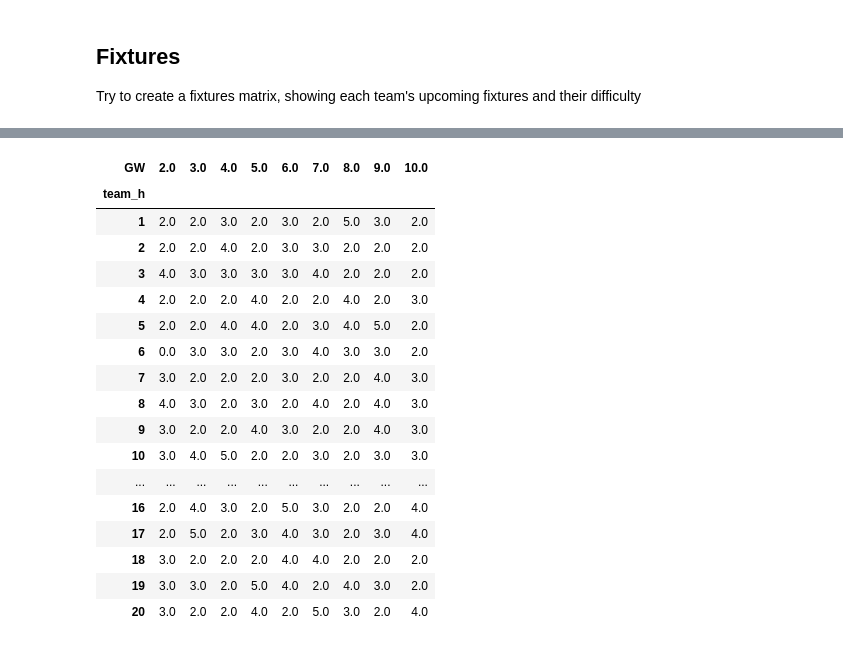
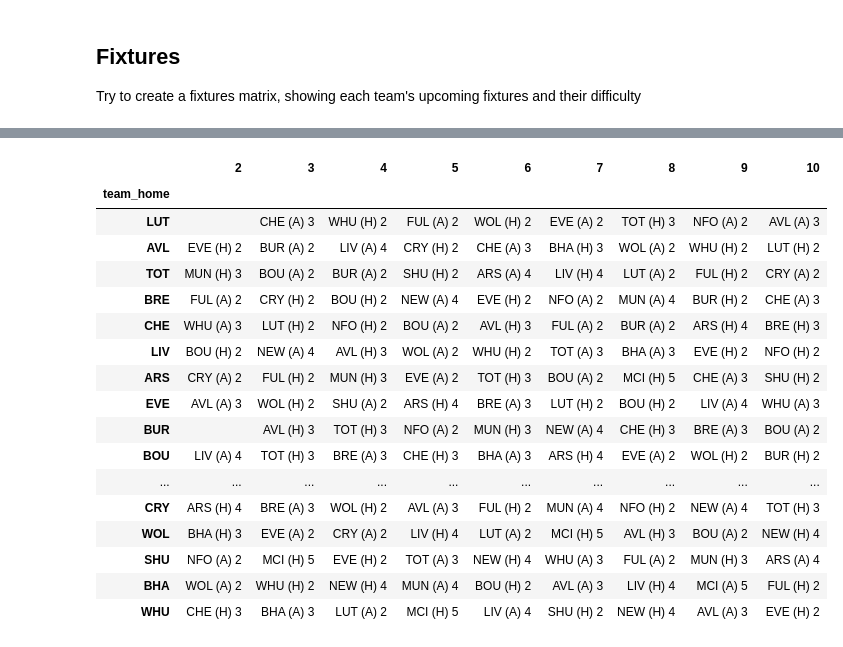
Before and after one commit to James-Leslie/fpl-data, a Jupyter notebook: notebooks/transform.ipynb, the cells around one changed output, grey strips where cells are left out. Saved outputs shown, nothing was run; the diff lists cells and outputs as text; code cells hidden in the pictures.

Commit message:
FDR matrix (#13)
* Updated documentation for `transform` module

* Added _json prefix to raw data properties

* Added FDR matrix

```diff
--- a/notebooks/transform.ipynb
+++ b/notebooks/transform.ipynb
@@ -125,22 +87,0 @@ fixtures
-# %%
-fx_ratings, fx_team_names = data.get_fixtures_matrix()
-fx_ratings
-# %% [output]
-| GW | 2.0 | 3.0 | 4.0 | 5.0 | 6.0 | 7.0 | 8.0 | 9.0 | 10.0 |
-| team_h |  |  |  |  |  |  |  |  |  |
-| 1 | 2.0 | 2.0 | 3.0 | 2.0 | 3.0 | 2.0 | 5.0 | 3.0 | 2.0 |
-| 2 | 2.0 | 2.0 | 4.0 | 2.0 | 3.0 | 3.0 | 2.0 | 2.0 | 2.0 |
-| 3 | 4.0 | 3.0 | 3.0 | 3.0 | 3.0 | 4.0 | 2.0 | 2.0 | 2.0 |
-| 4 | 2.0 | 2.0 | 2.0 | 4.0 | 2.0 | 2.0 | 4.0 | 2.0 | 3.0 |
-| 5 | 2.0 | 2.0 | 4.0 | 4.0 | 2.0 | 3.0 | 4.0 | 5.0 | 2.0 |
-| 6 | 0.0 | 3.0 | 3.0 | 2.0 | 3.0 | 4.0 | 3.0 | 3.0 | 2.0 |
-| 7 | 3.0 | 2.0 | 2.0 | 2.0 | 3.0 | 2.0 | 2.0 | 4.0 | 3.0 |
-| 8 | 4.0 | 3.0 | 2.0 | 3.0 | 2.0 | 4.0 | 2.0 | 4.0 | 3.0 |
-| 9 | 3.0 | 2.0 | 2.0 | 4.0 | 3.0 | 2.0 | 2.0 | 4.0 | 3.0 |
-| 10 | 3.0 | 4.0 | 5.0 | 2.0 | 2.0 | 3.0 | 2.0 | 3.0 | 3.0 |
-| ... | ... | ... | ... | ... | ... | ... | ... | ... | ... |
-| 16 | 2.0 | 4.0 | 3.0 | 2.0 | 5.0 | 3.0 | 2.0 | 2.0 | 4.0 |
-| 17 | 2.0 | 5.0 | 2.0 | 3.0 | 4.0 | 3.0 | 2.0 | 3.0 | 4.0 |
-| 18 | 3.0 | 2.0 | 2.0 | 2.0 | 4.0 | 4.0 | 2.0 | 2.0 | 2.0 |
-| 19 | 3.0 | 3.0 | 2.0 | 5.0 | 4.0 | 2.0 | 4.0 | 3.0 | 2.0 |
-| 20 | 3.0 | 2.0 | 2.0 | 4.0 | 2.0 | 5.0 | 3.0 | 2.0 | 4.0 |
@@ -151 +88,23 @@ for i, r in data.teams.iterrows():
+# %%
+fx = data.get_fixtures_matrix()
+fx
+# %% [output]
+|  | 2 | 3 | 4 | 5 | 6 | 7 | 8 | 9 | 10 |
+| team_home |  |  |  |  |  |  |  |  |  |
+| LUT |  | CHE (A) 3 | WHU (H) 2 | FUL (A) 2 | WOL (H) 2 | EVE (A) 2 | TOT (H) 3 | NFO (A) 2 | AVL (A) 3 |
+| AVL | EVE (H) 2 | BUR (A) 2 | LIV (A) 4 | CRY (H) 2 | CHE (A) 3 | BHA (H) 3 | WOL (A) 2 | WHU (H) 2 | LUT (H) 2 |
+| TOT | MUN (H) 3 | BOU (A) 2 | BUR (A) 2 | SHU (H) 2 | ARS (A) 4 | LIV (H) 4 | LUT (A) 2 | FUL (H) 2 | CRY (A) 2 |
+| BRE | FUL (A) 2 | CRY (H) 2 | BOU (H) 2 | NEW (A) 4 | EVE (H) 2 | NFO (A) 2 | MUN (A) 4 | BUR (H) 2 | CHE (A) 3 |
+| CHE | WHU (A) 3 | LUT (H) 2 | NFO (H) 2 | BOU (A) 2 | AVL (H) 3 | FUL (A) 2 | BUR (A) 2 | ARS (H) 4 | BRE (H) 3 |
+| LIV | BOU (H) 2 | NEW (A) 4 | AVL (H) 3 | WOL (A) 2 | WHU (H) 2 | TOT (A) 3 | BHA (A) 3 | EVE (H) 2 | NFO (H) 2 |
+| ARS | CRY (A) 2 | FUL (H) 2 | MUN (H) 3 | EVE (A) 2 | TOT (H) 3 | BOU (A) 2 | MCI (H) 5 | CHE (A) 3 | SHU (H) 2 |
+| EVE | AVL (A) 3 | WOL (H) 2 | SHU (A) 2 | ARS (H) 4 | BRE (A) 3 | LUT (H) 2 | BOU (H) 2 | LIV (A) 4 | WHU (A) 3 |
+| BUR |  | AVL (H) 3 | TOT (H) 3 | NFO (A) 2 | MUN (H) 3 | NEW (A) 4 | CHE (H) 3 | BRE (A) 3 | BOU (A) 2 |
+| BOU | LIV (A) 4 | TOT (H) 3 | BRE (A) 3 | CHE (H) 3 | BHA (A) 3 | ARS (H) 4 | EVE (A) 2 | WOL (H) 2 | BUR (H) 2 |
+| ... | ... | ... | ... | ... | ... | ... | ... | ... | ... |
+| CRY | ARS (H) 4 | BRE (A) 3 | WOL (H) 2 | AVL (A) 3 | FUL (H) 2 | MUN (A) 4 | NFO (H) 2 | NEW (A) 4 | TOT (H) 3 |
+| WOL | BHA (H) 3 | EVE (A) 2 | CRY (A) 2 | LIV (H) 4 | LUT (A) 2 | MCI (H) 5 | AVL (H) 3 | BOU (A) 2 | NEW (H) 4 |
+| SHU | NFO (A) 2 | MCI (H) 5 | EVE (H) 2 | TOT (A) 3 | NEW (H) 4 | WHU (A) 3 | FUL (A) 2 | MUN (H) 3 | ARS (A) 4 |
+| BHA | WOL (A) 2 | WHU (H) 2 | NEW (H) 4 | MUN (A) 4 | BOU (H) 2 | AVL (A) 3 | LIV (H) 4 | MCI (A) 5 | FUL (H) 2 |
+| WHU | CHE (H) 3 | BHA (A) 3 | LUT (A) 2 | MCI (H) 5 | LIV (A) 4 | SHU (H) 2 | NEW (H) 4 | AVL (A) 3 | EVE (H) 2 |
 # %%
```
Also changed, not shown: parts of 12 cells of this notebook, 5 other files.
